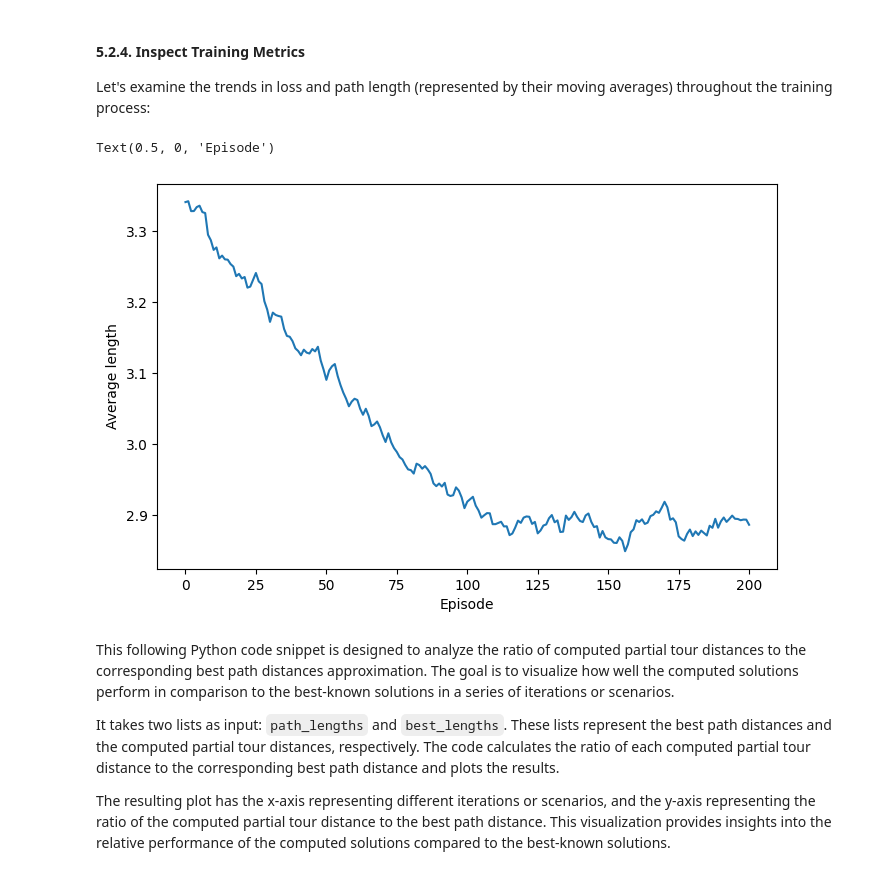
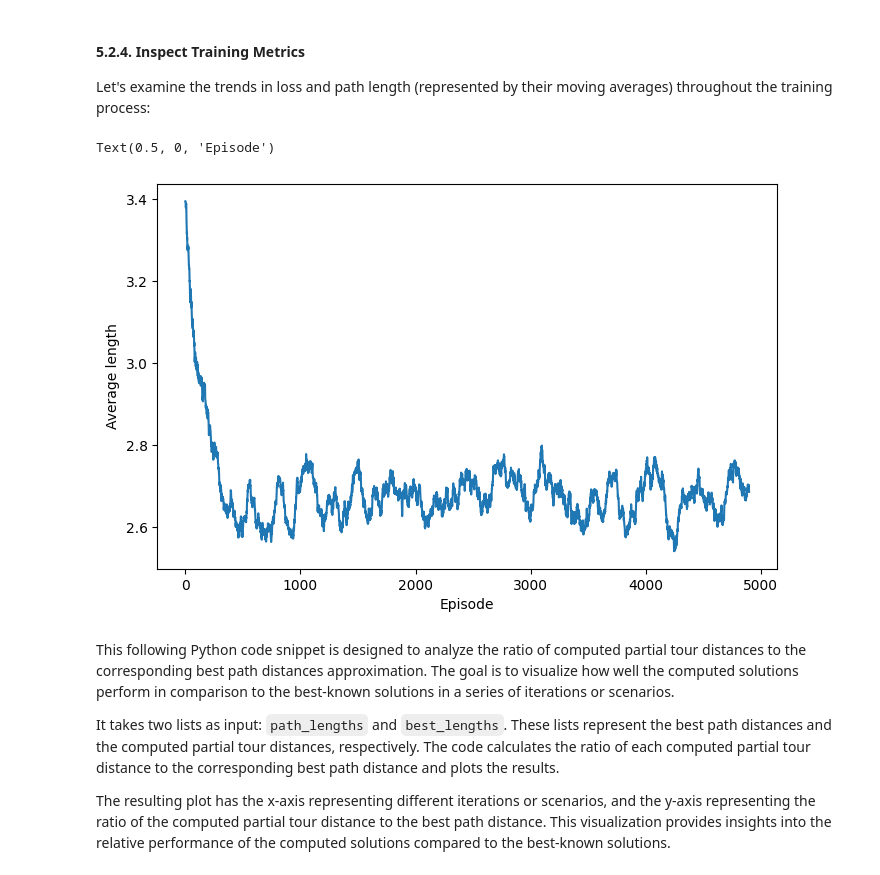
Before and after one commit to yeray142/QML-QGNN, a Jupyter notebook: notebooks/q_learning_tutorial.ipynb, the cells around one changed output. Saved outputs shown, nothing was run; the diff lists cells and outputs as text; code cells hidden in the pictures.

```diff
--- a/notebooks/q_learning_tutorial.ipynb
+++ b/notebooks/q_learning_tutorial.ipynb
@@ -395,7 +454,7 @@ N_NODES = 7 # Number of nodes N
 N_LAYERS = 1 # Number of layers
 
 # Learning
-N_EPISODES = 300
+N_EPISODES = 5000
 MEMORY_CAPACITY = 10000
 N_STEP_QL = 2 # Number of steps (n) in n-step Q-learning to wait before computing target reward estimate
 BATCH_SIZE = 10
@@ -506,7 +565,12 @@ import os
 def generate_eqc_model(fully_connected_qubits):
     """
     Generates the EQC model.
-    :return: EQC model.
+
+    Parameters:
+    - fully_connected_qubits: List of fully connected qubits.
+
+    Returns:
+    QModel: EQC model.
     """
     num_edges_in_graph = len(fully_connected_qubits)
     n_input_params = N_NODES + num_edges_in_graph
@@ -537,7 +601,15 @@ def generate_eqc_model(fully_connected_qubits):
     return model
 
 def init_model(fully_connected_qubits, fname=None):
-    """ Create a new model. If fname is defined, load the model from the specified file.
+    """
+    Initialize a new Q-function model.
+
+    Parameters:
+    - fully_connected_qubits: List of fully connected qubits.
+    - fname: If defined, load the model from the specified file.
+
+    Returns:
+    tuple: Tuple containing QFunction, QModel, optimizer, and lr_scheduler.
     """
     Q_net = generate_eqc_model(fully_connected_qubits)
     optimizer = optim.Adam(Q_net.parameters(), lr=INIT_LR)
@@ -554,6 +626,20 @@ def init_model(fully_connected_qubits, fname=None):
 
 def checkpoint_model(model, optimizer, lr_scheduler, loss,
                      episode, avg_length):
+    """
+    Checkpoints the current model.
+
+    Parameters:
+    - model: QModel instance.
+    - optimizer: Optimizer used for model training.
+    - lr_scheduler: Learning rate scheduler.
+    - loss: Loss value.
+    - episode: Current episode number.
+    - avg_length: Average length.
+
+    Saves a checkpoint file containing model parameters, optimizer state,
+    learning rate scheduler state, loss, episode, and average length.
+    """
     if not os.path.exists(FOLDER_NAME):
         os.makedirs(FOLDER_NAME)
 
@@ -713,7 +799,7 @@ for episode in range(N_EPISODES):
 
         # Take a gradient step
         loss = None
-        if len(memory) >= BATCH_SIZE and len(memory) >= 100:
+        if len(memory) >= BATCH_SIZE and episode % 10 == 0:
             experiences = memory.sample_batch(BATCH_SIZE)
 
             batch_states_tsrs = [e.state_tsr for e in experiences]
@@ -791,14 +877,14 @@ Let's examine the trends in loss and path length (represented by their moving av
 # %%
 def _moving_avg(x, N=10):
     return np.convolve(np.array(x), np.ones((N,))/N, mode='valid')
 
 plt.figure(figsize=(8,5))
 plt.plot(_moving_avg(path_lengths, 100))
 plt.ylabel('Average length')
-plt.xlabel('Episode')
+plt.xlabel('Iteration')
 # %% [output]
 Text(0.5, 0, 'Episode')
-[figure, old version]
+[figure, new version]
 # %% [markdown]
 This following Python code snippet is designed to analyze the ratio of computed partial tour distances to the corresponding best path distances approximation. The goal is to visualize how well the computed solutions perform in comparison to the best-known solutions in a series of iterations or scenarios.
 
```
Also changed, not shown: parts of 6 cells of this notebook.
